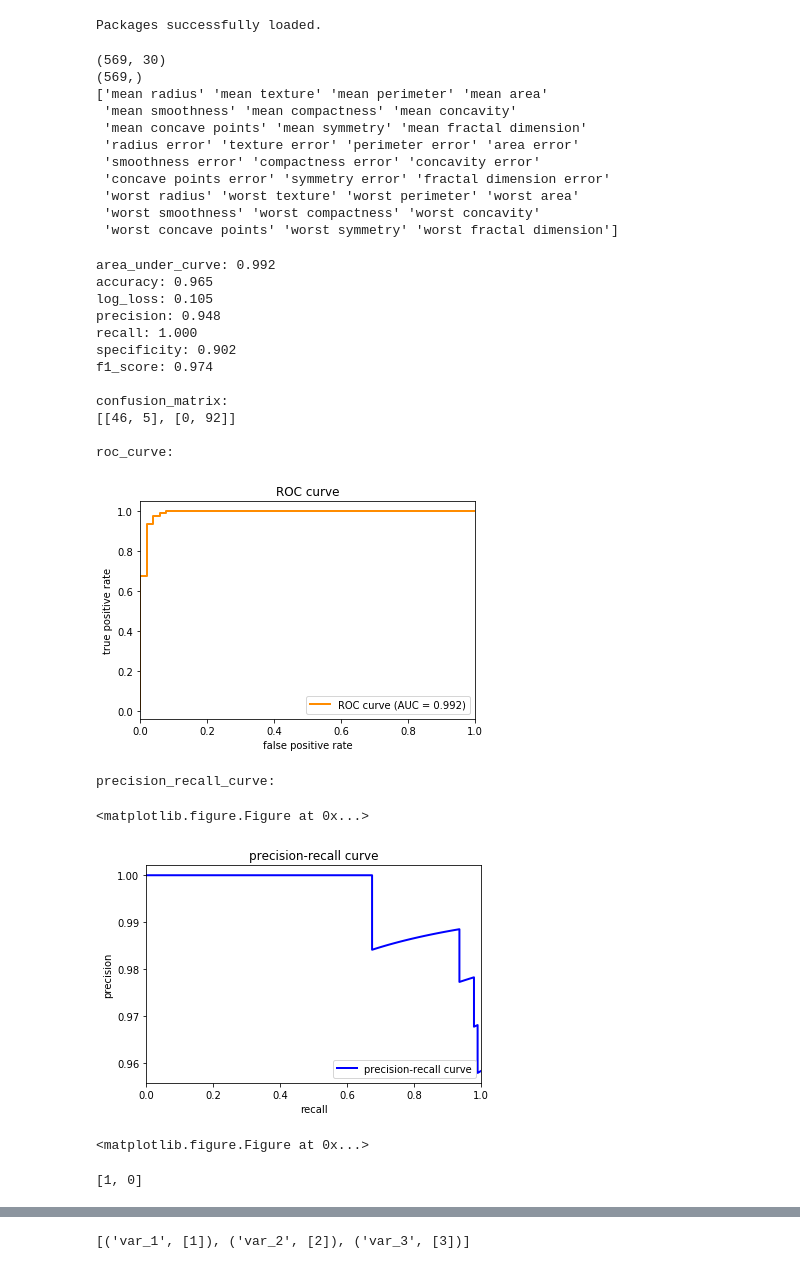
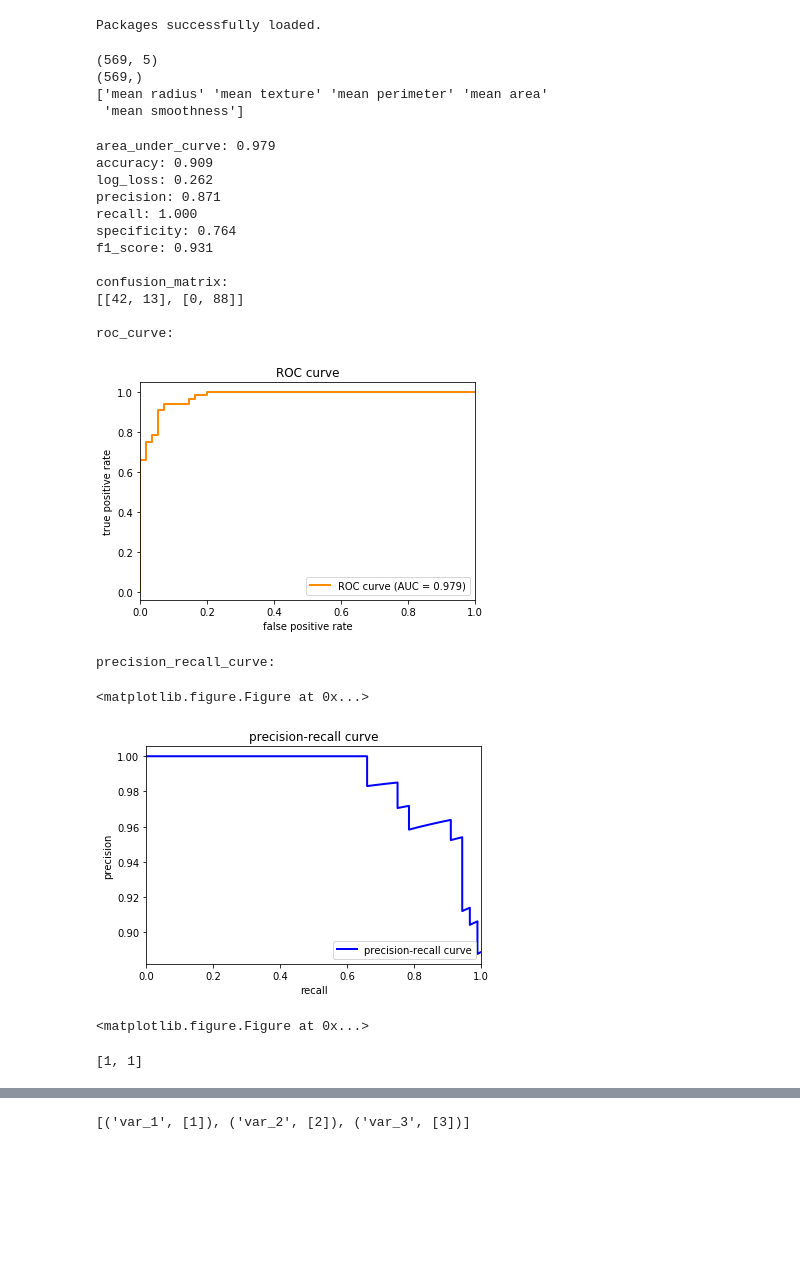
Before and after one commit to tsekulski/prediction_api, a Jupyter notebook: sklearn_and_json_tests.ipynb, the cells around one changed output, grey strips where cells are left out. Drawn from its saved outputs; the diff is of its cells as text; code cells hidden in the pictures; blank space fills up the shorter version.

```diff
--- a/sklearn_and_json_tests.ipynb
+++ b/sklearn_and_json_tests.ipynb
@@ -35,9 +35,9 @@ Packages successfully loaded.
 ### Read in a sample dataset
 from sklearn.datasets import load_breast_cancer
 data = load_breast_cancer()
-X = data.data
+X = data.data[:,:5] # only first 5 columns to make some testing easier
 y = data.target
-col_names = data.feature_names
+col_names = data.feature_names[:5]
 
 print(X.shape)
 print(y.shape)
@@ -48,17 +48,10 @@ print(col_names)
 ## Train-test split
 X_train, X_test, y_train, y_test = train_test_split(X, y)
 # %% [output]
-(569, 30)
+(569, 5)
 (569,)
 ['mean radius' 'mean texture' 'mean perimeter' 'mean area'
- 'mean smoothness' 'mean compactness' 'mean concavity'
- 'mean concave points' 'mean symmetry' 'mean fractal dimension'
- 'radius error' 'texture error' 'perimeter error' 'area error'
- 'smoothness error' 'compactness error' 'concavity error'
- 'concave points error' 'symmetry error' 'fractal dimension error'
- 'worst radius' 'worst texture' 'worst perimeter' 'worst area'
- 'worst smoothness' 'worst compactness' 'worst concavity'
- 'worst concave points' 'worst symmetry' 'worst fractal dimension']
+ 'mean smoothness']
 # %%
 def predict(model, X):
     predictions = model.predict_proba(X)[:,1]
@@ -153,43 +146,45 @@ def plot_precision_recall_curve(precision_recall_curve):
 # %%
 ### LOGISTIC REGRESSION WITHOUT BALANCING
 
 ## Create logistic regression classifier object (other pipeline elements are defined already above)
+imp = Imputer(missing_values='NaN', strategy='mean', axis=0)
 scale = StandardScaler(with_mean=False)
 LR_clf = LogisticRegression()
 
 ## Create pipeline
-logistic_regression_pipeline = Pipeline([('scaling', scale),
+logistic_regression_pipeline = Pipeline([('imputation', imp),
+                                         ('scaling', scale),
                                          ('classifier', LR_clf)])
 
 ## Fit the pipeline - it's necessary to specify the option 'records' in the to_dict() function
 logistic_regression_pipeline.fit(X_train, y_train)
 
 ## Test the pipeline by making predictions and computing metrics
 validate(logistic_regression_pipeline, X_test, y_test)
 # %% [output]
-area_under_curve: 0.992
-accuracy: 0.965
-log_loss: 0.105
-precision: 0.948
+area_under_curve: 0.979
+accuracy: 0.909
+log_loss: 0.262
+precision: 0.871
 recall: 1.000
-specificity: 0.902
-f1_score: 0.974
+specificity: 0.764
+f1_score: 0.931
 
 confusion_matrix:
-[[46, 5], [0, 92]]
+[[42, 13], [0, 88]]
 
 roc_curve:
-[figure, old version]
+[figure, new version]
 precision_recall_curve:
 <matplotlib.figure.Figure at 0x...>
-[figure, old version]
+[figure, new version]
 <matplotlib.figure.Figure at 0x...>
 # %%
 #print(logistic_regression_pipeline.predict(X_test[0]))
 print()
 print(list(logistic_regression_pipeline.predict(X_test[:2,:])))
 # %% [output]
-[1, 0]
+[1, 1]
 # %%
 features_df = pd.DataFrame(X_test, columns = col_names)
 features_df.head()
```
Also changed, not shown: parts of 4 cells of this notebook, 1 other file.
